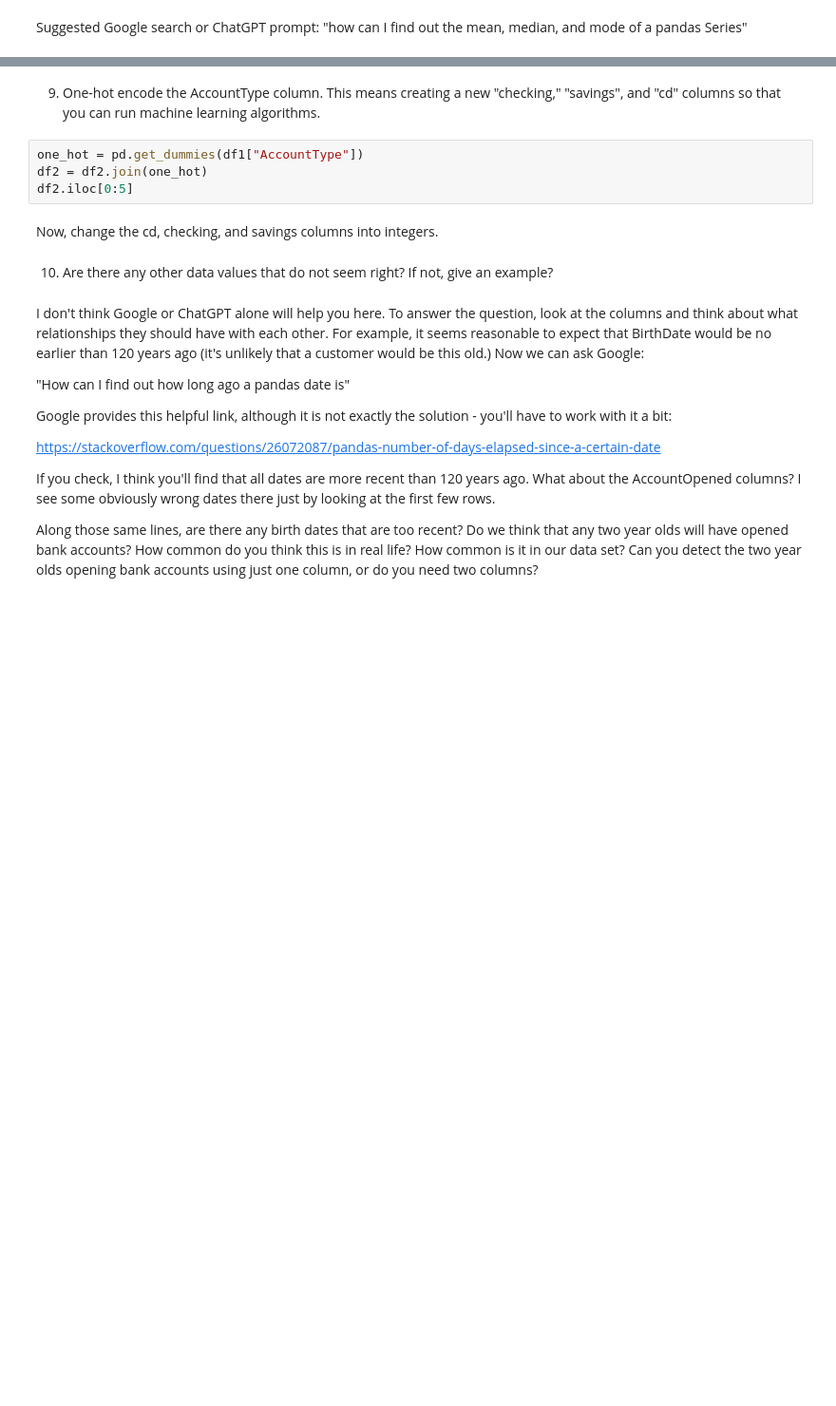
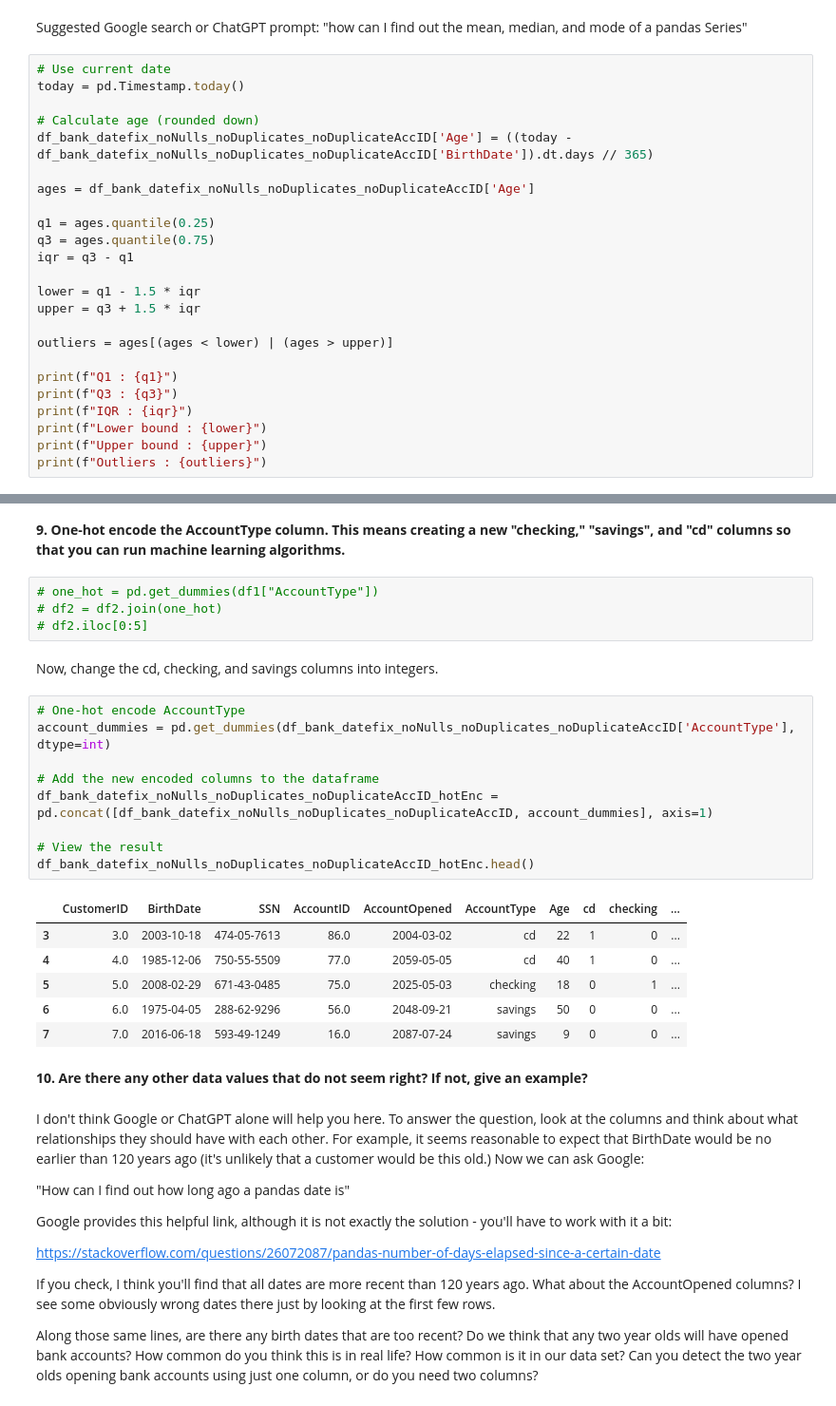
Before and after one commit to jasser-dh/Module-B-semester-2, a Jupyter notebook: OMDS-ModB2-Week1-Dhaouadi-Jasser.ipynb, the cells around one changed output, grey strips where cells are left out. Shown at 95% size. Drawn from its saved outputs; the diff is of its cells as text; blank space fills up the shorter version.

```diff
--- a/OMDS-ModB2-Week1-Dhaouadi-Jasser.ipynb
+++ b/OMDS-ModB2-Week1-Dhaouadi-Jasser.ipynb
@@ -425,2 +471,26 @@ Are there any outliers?  (Customers with very large or very small ages, compared
 # %% [markdown]
 Suggested Google search or ChatGPT prompt: "how can I find out the mean, median, and mode of a pandas Series"
+# %%
+# Use current date
+today = pd.Timestamp.today()
+
+# Calculate age (rounded down)
+df_bank_datefix_noNulls_noDuplicates_noDuplicateAccID['Age'] = ((today - df_bank_datefix_noNulls_noDuplicates_noDuplicateAccID['BirthDate']).dt.days // 365)
+
+ages = df_bank_datefix_noNulls_noDuplicates_noDuplicateAccID['Age']
+
+q1 = ages.quantile(0.25)
+q3 = ages.quantile(0.75)
+iqr = q3 - q1
+
+lower = q1 - 1.5 * iqr
+upper = q3 + 1.5 * iqr
+
+outliers = ages[(ages < lower) | (ages > upper)]
+
+print(f"Q1 : {q1}")
+print(f"Q3 : {q3}")
+print(f"IQR : {iqr}")
+print(f"Lower bound : {lower}")
+print(f"Upper bound : {upper}")
+print(f"Outliers : {outliers}")
@@ -427,13 +511,29 @@ Suggested Google search or ChatGPT prompt: "how can I find out the mean, median,
 # %% [markdown]
-9. One-hot encode the AccountType column.  This means creating a new "checking," "savings", and "cd" columns so that you can run machine learning algorithms.
+**9. One-hot encode the AccountType column.  This means creating a new "checking," "savings", and "cd" columns so that you can run machine learning algorithms.**
 # %%
-one_hot = pd.get_dummies(df1["AccountType"])
-df2 = df2.join(one_hot)
-df2.iloc[0:5]
+# one_hot = pd.get_dummies(df1["AccountType"])
+# df2 = df2.join(one_hot)
+# df2.iloc[0:5]
 # %% [markdown]
 Now, change the cd, checking, and savings columns into integers.
+# %%
+# One-hot encode AccountType
+account_dummies = pd.get_dummies(df_bank_datefix_noNulls_noDuplicates_noDuplicateAccID['AccountType'], dtype=int)
+
+# Add the new encoded columns to the dataframe
+df_bank_datefix_noNulls_noDuplicates_noDuplicateAccID_hotEnc = pd.concat([df_bank_datefix_noNulls_noDuplicates_noDuplicateAccID, account_dummies], axis=1)
+
+# View the result
+df_bank_datefix_noNulls_noDuplicates_noDuplicateAccID_hotEnc.head()
+# %% [output]
+|  | CustomerID | BirthDate | SSN | AccountID | AccountOpened | AccountType | Age | cd | checking | ... |
+| 3 | 3.0 | 2003-10-18 | 474-05-7613 | 86.0 | 2004-03-02 | cd | 22 | 1 | 0 | ... |
+| 4 | 4.0 | 1985-12-06 | 750-55-5509 | 77.0 | 2059-05-05 | cd | 40 | 1 | 0 | ... |
+| 5 | 5.0 | 2008-02-29 | 671-43-0485 | 75.0 | 2025-05-03 | checking | 18 | 0 | 1 | ... |
+| 6 | 6.0 | 1975-04-05 | 288-62-9296 | 56.0 | 2048-09-21 | savings | 50 | 0 | 0 | ... |
+| 7 | 7.0 | 2016-06-18 | 593-49-1249 | 16.0 | 2087-07-24 | savings | 9 | 0 | 0 | ... |
 # %% [markdown]
-10. Are there any other data values that do not seem right?  If not, give an example?
+**10. Are there any other data values that do not seem right?  If not, give an example?**
 # %% [markdown]
 I don't think Google or ChatGPT alone will help you here.  To answer the question, look at the columns and think about what relationships they should have with each other.  For example, it seems reasonable to expect that BirthDate would be no earlier than 120 years ago (it's unlikely that a customer would be this old.)  Now we can ask Google:
 
```
Also changed, not shown: parts of 22 cells of this notebook.
